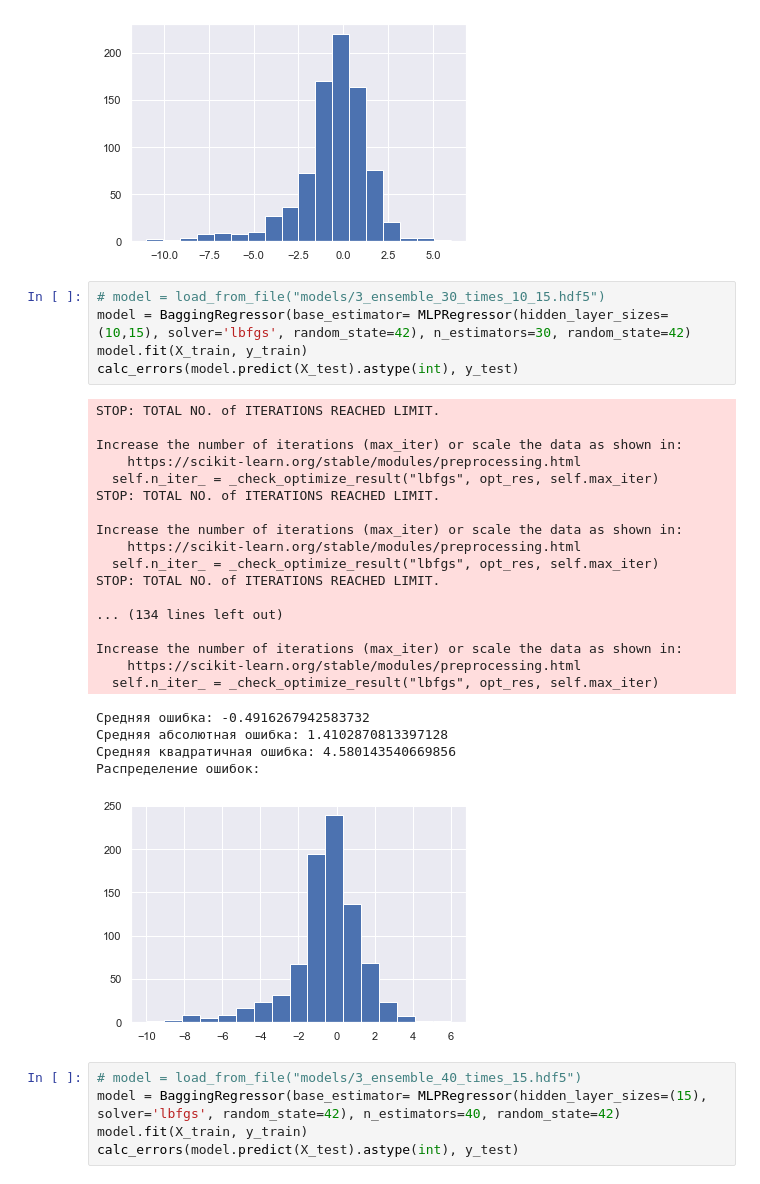
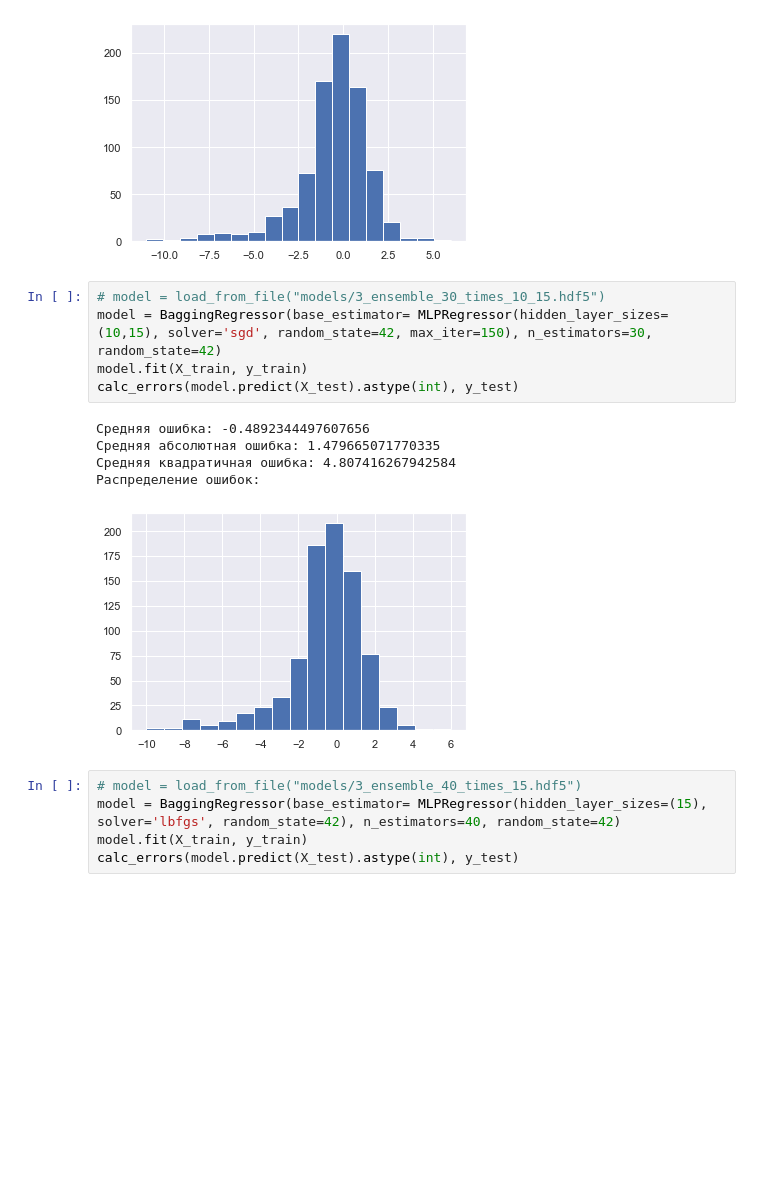
Before and after one commit to avdosev/abalone_analysis, a Jupyter notebook: abalone.ipynb, the cells around one changed output. Drawn from its saved outputs; the diff is of its cells as text; blank space fills up the shorter version.

```diff
--- a/abalone.ipynb
+++ b/abalone.ipynb
@@ -235,32 +231,15 @@ calc_errors(model.predict(X_test).astype(int), y_test)
 [figure]
 # %%
 # model = load_from_file("models/3_ensemble_30_times_10_15.hdf5")
-model = BaggingRegressor(base_estimator= MLPRegressor(hidden_layer_sizes=(10,15), solver='lbfgs', random_state=42), n_estimators=30, random_state=42)
+model = BaggingRegressor(base_estimator= MLPRegressor(hidden_layer_sizes=(10,15), solver='sgd', random_state=42, max_iter=150), n_estimators=30, random_state=42)
 model.fit(X_train, y_train)
 calc_errors(model.predict(X_test).astype(int), y_test)
 # %% [output]
-STOP: TOTAL NO. of ITERATIONS REACHED LIMIT.
-
-Increase the number of iterations (max_iter) or scale the data as shown in:
-    https://scikit-learn.org/stable/modules/preprocessing.html
-  self.n_iter_ = _check_optimize_result("lbfgs", opt_res, self.max_iter)
-STOP: TOTAL NO. of ITERATIONS REACHED LIMIT.
-
-Increase the number of iterations (max_iter) or scale the data as shown in:
-    https://scikit-learn.org/stable/modules/preprocessing.html
-  self.n_iter_ = _check_optimize_result("lbfgs", opt_res, self.max_iter)
-STOP: TOTAL NO. of ITERATIONS REACHED LIMIT.
-
-... (134 lines left out)
-
-Increase the number of iterations (max_iter) or scale the data as shown in:
-    https://scikit-learn.org/stable/modules/preprocessing.html
-  self.n_iter_ = _check_optimize_result("lbfgs", opt_res, self.max_iter)
+Средняя ошибка: -0.4892344497607656
+Средняя абсолютная ошибка: 1.479665071770335
+Средняя квадратичная ошибка: 4.807416267942584
+Распределение ошибок:
-Средняя ошибка: -0.4916267942583732
-Средняя абсолютная ошибка: 1.4102870813397128
-Средняя квадратичная ошибка: 4.580143540669856
-Распределение ошибок:
-[figure, old version]
+[figure, new version]
 # %%
 # model = load_from_file("models/3_ensemble_40_times_15.hdf5")
 model = BaggingRegressor(base_estimator= MLPRegressor(hidden_layer_sizes=(15), solver='lbfgs', random_state=42), n_estimators=40, random_state=42)
```
Also changed, not shown: parts of 2 cells of this notebook.
